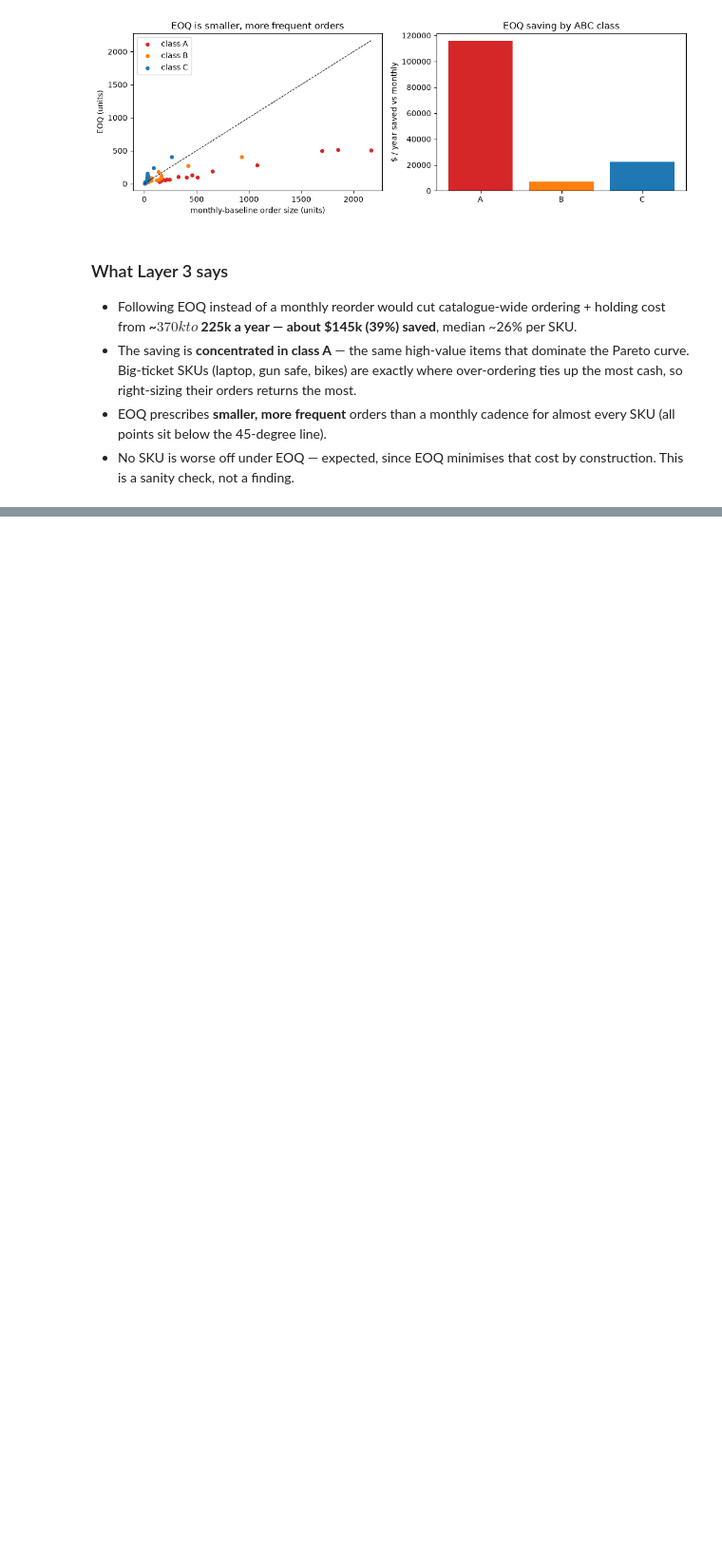
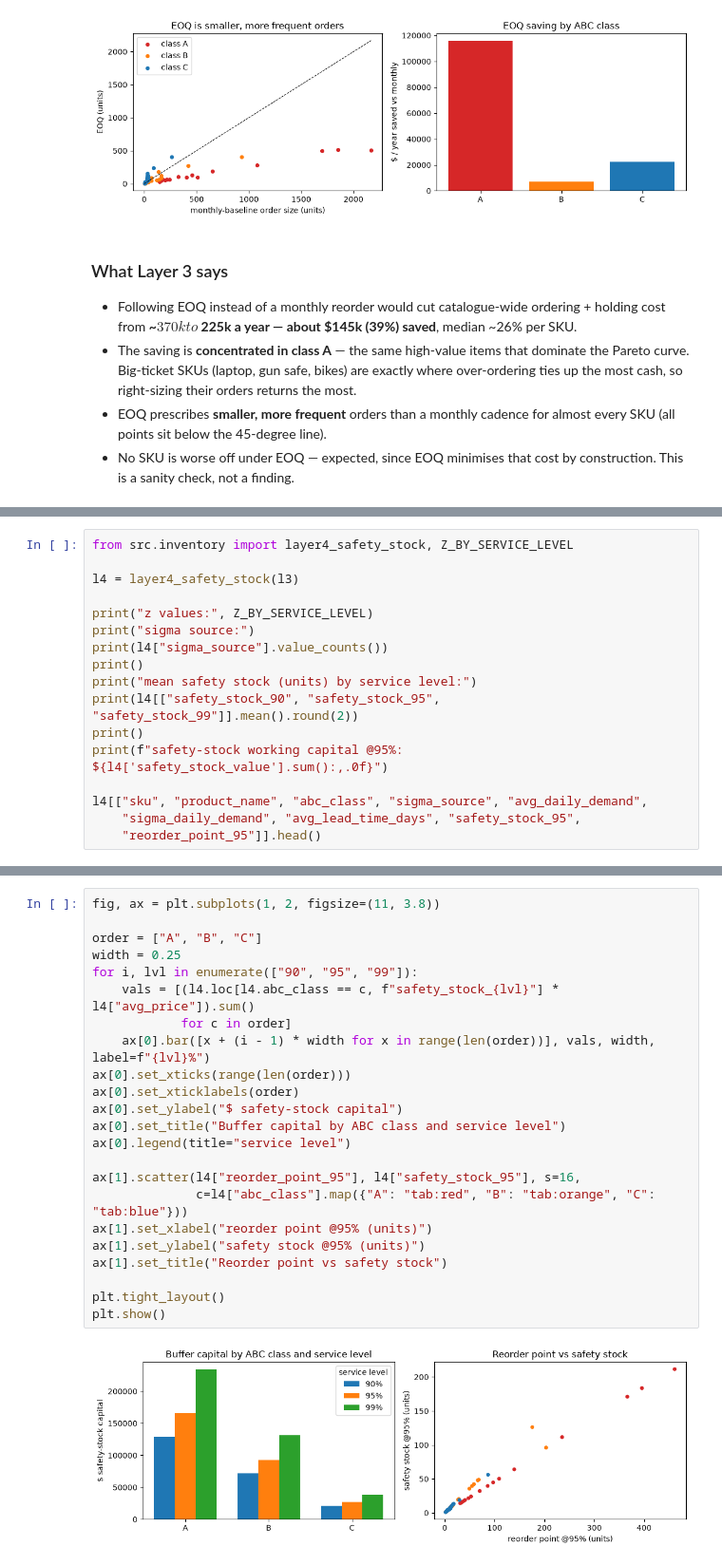
Before and after one commit to GireesheePendela/dataco-inventory-analysis, a Jupyter notebook: notebooks/analysis.ipynb, the cells around one changed output, grey strips where cells are left out. Shown at 95% size. Cells and saved outputs as stored; diff of their text form; blank space fills up the shorter version.

Commit message:
Add safety-stock analysis and write consolidated sku_metrics.csv

```diff
--- a/notebooks/analysis.ipynb
+++ b/notebooks/analysis.ipynb
@@ -591,0 +612,17 @@ plt.show()
+# %%
+from src.inventory import layer4_safety_stock, Z_BY_SERVICE_LEVEL
+
+l4 = layer4_safety_stock(l3)
+
+print("z values:", Z_BY_SERVICE_LEVEL)
+print("sigma source:")
+print(l4["sigma_source"].value_counts())
+print()
+print("mean safety stock (units) by service level:")
+print(l4[["safety_stock_90", "safety_stock_95", "safety_stock_99"]].mean().round(2))
+print()
+print(f"safety-stock working capital @95%: ${l4['safety_stock_value'].sum():,.0f}")
+
+l4[["sku", "product_name", "abc_class", "sigma_source", "avg_daily_demand",
+    "sigma_daily_demand", "avg_lead_time_days", "safety_stock_95",
+    "reorder_point_95"]].head()
@@ -591,0 +677,25 @@ plt.show()
+# %%
+fig, ax = plt.subplots(1, 2, figsize=(11, 3.8))
+
+order = ["A", "B", "C"]
+width = 0.25
+for i, lvl in enumerate(["90", "95", "99"]):
+    vals = [(l4.loc[l4.abc_class == c, f"safety_stock_{lvl}"] * l4["avg_price"]).sum()
+            for c in order]
+    ax[0].bar([x + (i - 1) * width for x in range(len(order))], vals, width, label=f"{lvl}%")
+ax[0].set_xticks(range(len(order)))
+ax[0].set_xticklabels(order)
+ax[0].set_ylabel("$ safety-stock capital")
+ax[0].set_title("Buffer capital by ABC class and service level")
+ax[0].legend(title="service level")
+
+ax[1].scatter(l4["reorder_point_95"], l4["safety_stock_95"], s=16,
+              c=l4["abc_class"].map({"A": "tab:red", "B": "tab:orange", "C": "tab:blue"}))
+ax[1].set_xlabel("reorder point @95% (units)")
+ax[1].set_ylabel("safety stock @95% (units)")
+ax[1].set_title("Reorder point vs safety stock")
+
+plt.tight_layout()
+plt.show()
+# %% [output]
+[figure, added]
```
Also changed, not shown: parts of 6 cells of this notebook, 1 other file.
